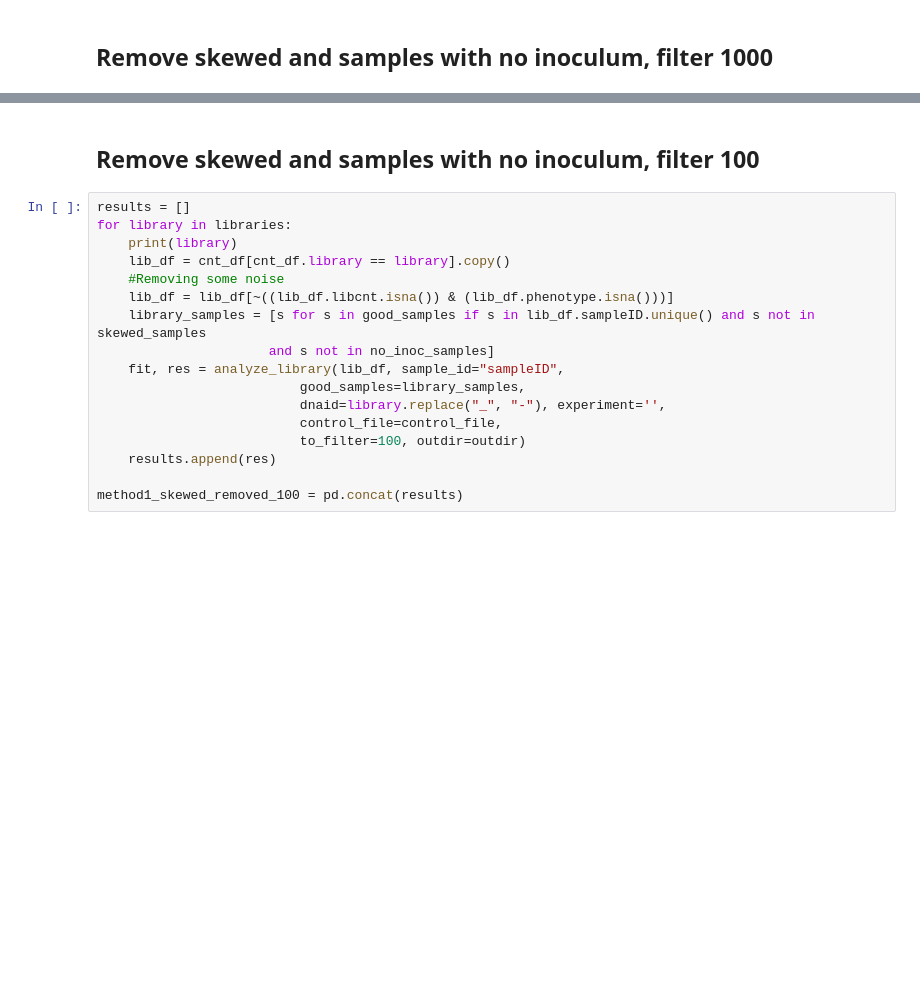
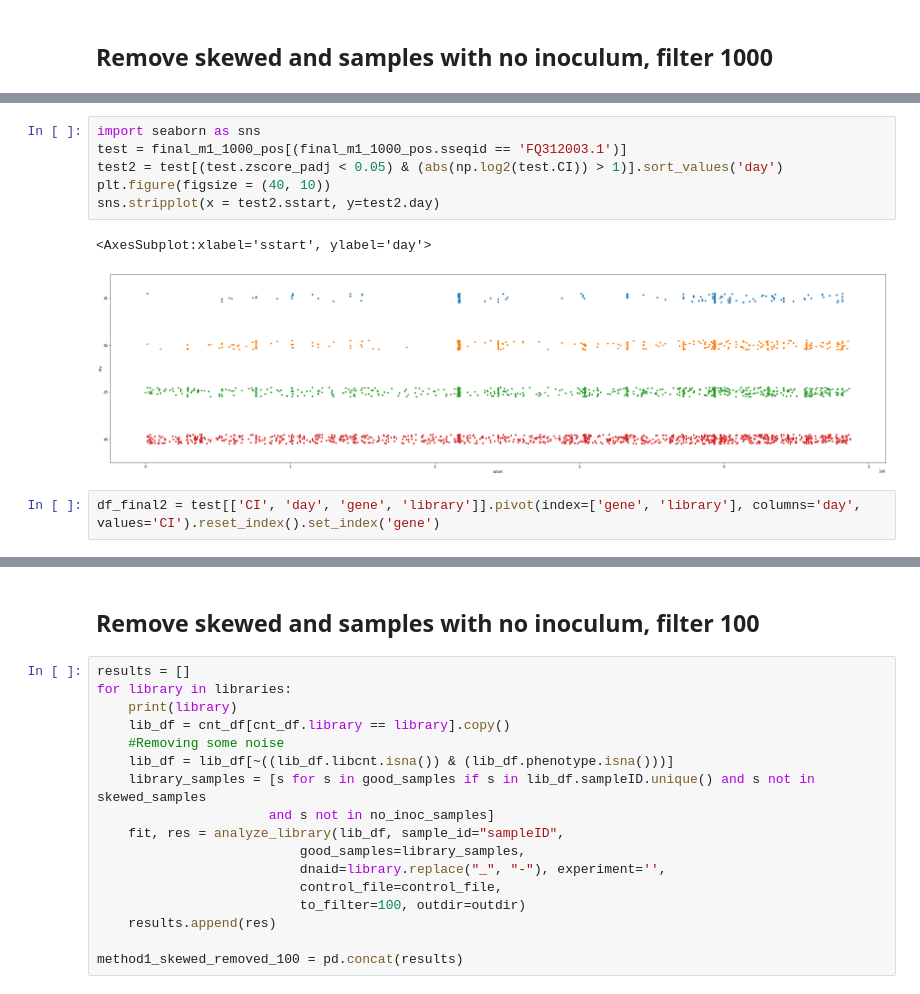
Before and after one commit to MicrobiologyETHZ/nguyenb_rbtnseq_2024, a Jupyter notebook: code/notebooks/07_2021/16_06_2021_Combined_Method1_and_Method2_analysis.ipynb, the cells around one changed output, grey strips where cells are left out. Drawn from its saved outputs; the diff is of its cells as text; blank space fills up the shorter version.

```diff
--- a/code/notebooks/07_2021/16_06_2021_Combined_Method1_and_Method2_analysis.ipynb
+++ b/code/notebooks/07_2021/16_06_2021_Combined_Method1_and_Method2_analysis.ipynb
@@ -298,0 +514,11 @@ skewed_samples
+# %%
+import seaborn as sns
+test = final_m1_1000_pos[(final_m1_1000_pos.sseqid == 'FQ312003.1')]
+test2 = test[(test.zscore_padj < 0.05) & (abs(np.log2(test.CI)) > 1)].sort_values('day')
+plt.figure(figsize = (40, 10))
+sns.stripplot(x = test2.sstart, y=test2.day)
+# %% [output]
+<AxesSubplot:xlabel='sstart', ylabel='day'>
+[figure, added]
+# %%
+df_final2 = test[['CI', 'day', 'gene', 'library']].pivot(index=['gene', 'library'], columns='day', values='CI').reset_index().set_index('gene')
```
Also changed, not shown: parts of 38 cells of this notebook, 3 other files.
